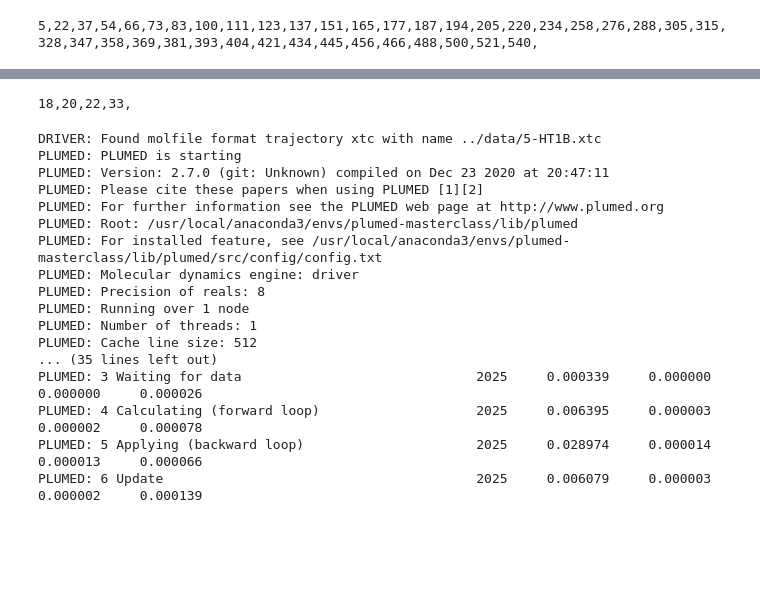
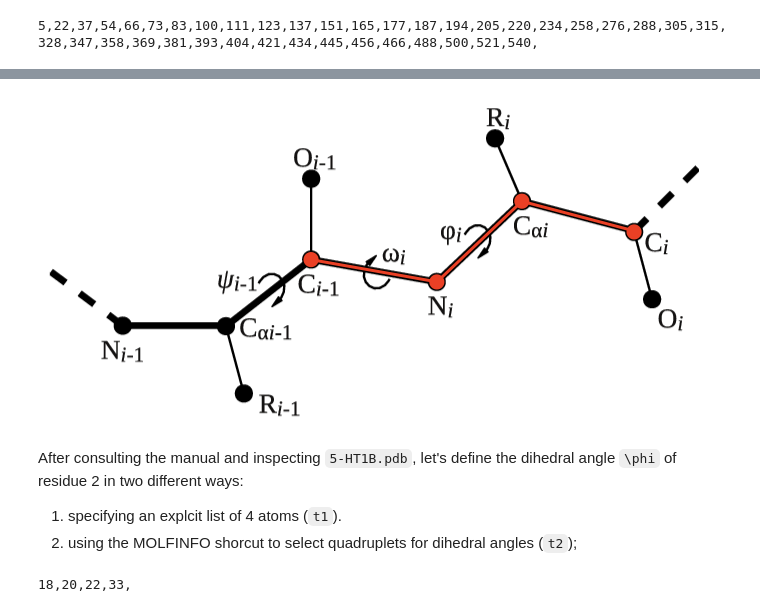
Before and after one commit to heyitsdipu/PLUMED-hands-on, a Jupyter notebook: masterclass-21-1/notebooks/solution.ipynb, the cells around one changed output, grey strips where cells are left out. Cells and saved outputs as stored; diff of their text form; code cells hidden in the pictures; blank space fills up the shorter version.

Commit message:
Update file names

```diff
--- a/masterclass-21-1/notebooks/solution.ipynb
+++ b/masterclass-21-1/notebooks/solution.ipynb
@@ -115,3 +189,12 @@ Text(0, 0.5, 'd [nm]')
+# %%
+Image("figures/masterclass-21-1-dih-fig.png")
+# %% [output]
+[figure, added]
+# %% [markdown]
+After consulting the manual and inspecting `5-HT1B.pdb`, let's define the dihedral angle `\phi` of residue 2 in two different ways:
+
+1. specifying an explcit list of 4 atoms (`t1`).
+2. using the MOLFINFO shorcut to select quadruplets for dihedral angles (`t2`);
 # %%
 # Exercise 2
 # Extract index of atoms for phi of residue 2 (with awk)
@@ -119,40 +202,3 @@ Text(0, 0.5, 'd [nm]')
 !awk '{if(($6==1 && $3=="C") || ($6==2 && ($3=="N" || $3=="CA" || $3=="C")))printf "%d,",$2}END{printf "\n"}' data/5-HT1B.pdb
 # %% [output]
 18,20,22,33,
-# %%
-%%bash
-# Exercise 2A
-# create directory for this exercise
-mkdir Exercise-2; cd Exercise-2
-# create PLUMED input file
-cat > "plumed_A.dat" << EOF
-# Activate MOLINFO functionalities
-MOLINFO STRUCTURE=../data/5-HT1B.pdb
-# Define the dihedral phi of residue 2 as an explicit list of 4 atoms
-t1: TORSION ATOMS=18,20,22,33
-# Define the same dihedral using MOLINFO shortcuts
-t2: TORSION ATOMS=@phi-2
-# Print the two collective variables on COLVAR file every step
-PRINT ARG=t1,t2 FILE=COLVAR STRIDE=1
-EOF
-
-# run the driver
-plumed driver --plumed plumed_A.dat --mf_xtc ../data/5-HT1B.xtc
-# %% [output]
-DRIVER: Found molfile format trajectory xtc with name ../data/5-HT1B.xtc
-PLUMED: PLUMED is starting
-PLUMED: Version: 2.7.0 (git: Unknown) compiled on Dec 23 2020 at 20:47:11
-PLUMED: Please cite these papers when using PLUMED [1][2]
-PLUMED: For further information see the PLUMED web page at http://www.plumed.org
-PLUMED: Root: /usr/local/anaconda3/envs/plumed-masterclass/lib/plumed
-PLUMED: For installed feature, see /usr/local/anaconda3/envs/plumed-masterclass/lib/plumed/src/config/config.txt
-PLUMED: Molecular dynamics engine: driver
-PLUMED: Precision of reals: 8
-PLUMED: Running over 1 node
-PLUMED: Number of threads: 1
-PLUMED: Cache line size: 512
-... (35 lines left out)
-PLUMED: 3 Waiting for data                              2025     0.000339     0.000000     0.000000     0.000026
-PLUMED: 4 Calculating (forward loop)                    2025     0.006395     0.000003     0.000002     0.000078
-PLUMED: 5 Applying (backward loop)                      2025     0.028974     0.000014     0.000013     0.000066
-PLUMED: 6 Update                                        2025     0.006079     0.000003     0.000002     0.000139
```
Also changed, not shown: parts of 72 cells of this notebook, 7 other files.
